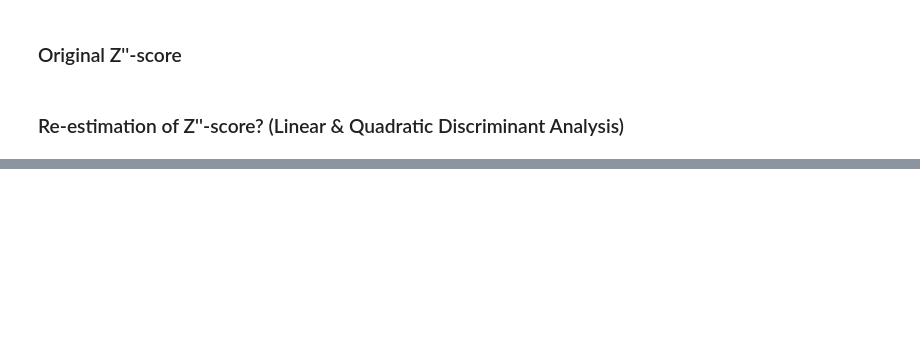
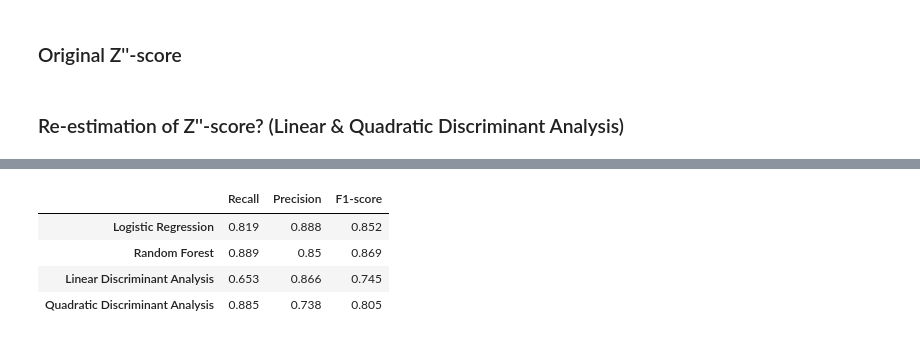
Before and after one commit to AT-Fin/Bankruptcy-prediction-Master-s-Thesis-, a Jupyter notebook: 4 Data Analysis & Models-Version2.ipynb, the cells around one changed output, grey strips where cells are left out. Cells and saved outputs as stored; diff of their text form; code cells hidden in the pictures; blank space fills up the shorter version.

```diff
--- a/4 Data Analysis & Models-Version2.ipynb
+++ b/4 Data Analysis & Models-Version2.ipynb
@@ -240,0 +209,31 @@ correct_class
+# %%
+# ***** RECALL, PRECISION AND F1-SCORE *****
+
+models = [logreg, r_forest,lda,qda]
+
+clf_results = pd.DataFrame(columns=['Recall','Precision','F1-score'],
+                            index=['Logistic Regression', 'Random Forest',
+                                   'Linear Discriminant Analysis',
+                                   'Quadratic Discriminant Analysis'])
+
+for i,model in enumerate(models):
+
+    pred = models[i].predict(X_val)
+
+    clf_results.iloc[i,0] = round(metrics.recall_score(y_val, pred),3)
+    clf_results.iloc[i,1] = round(metrics.precision_score(y_val,pred),3)
+    clf_results.iloc[i,2] = round(metrics.f1_score(y_val,pred),3)
+
+
+#clf_results.iloc[4,0] = round(metrics.recall_score(y_val, z_pred),3)
+#clf_results.iloc[4,1] = round(metrics.precision_score(y_val, z_pred),3)
+#clf_results.iloc[4,2] = round(metrics.f1_score(y_val, z_pred),3)
+
+
+clf_results
+# %% [output]
+|  | Recall | Precision | F1-score |
+| Logistic Regression | 0.819 | 0.888 | 0.852 |
+| Random Forest | 0.889 | 0.85 | 0.869 |
+| Linear Discriminant Analysis | 0.653 | 0.866 | 0.745 |
+| Quadratic Discriminant Analysis | 0.885 | 0.738 | 0.805 |
```
Also changed, not shown: parts of 14 cells of this notebook, 3 other files.
